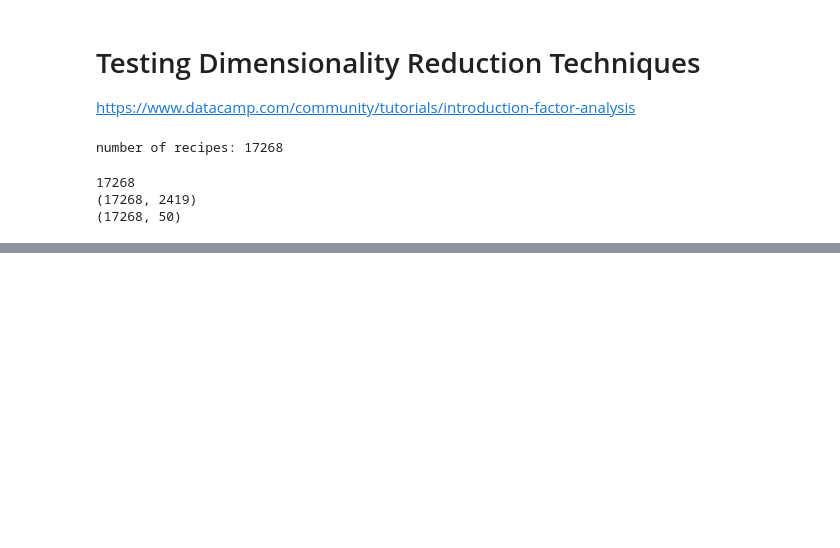
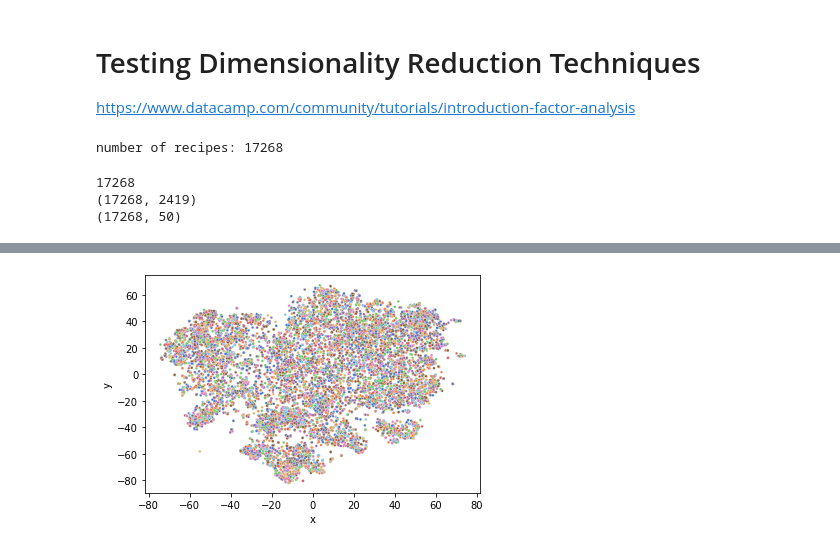
Before and after one commit to aujxn/CS445_final, a Jupyter notebook: analysis.ipynb, the cells around one changed output, grey strips where cells are left out. Saved outputs shown, nothing was run; the diff lists cells and outputs as text; code cells hidden in the pictures; blank space fills up the shorter version.

```diff
--- a/analysis.ipynb
+++ b/analysis.ipynb
@@ -130,0 +146,8 @@ plt.show()
+# %%
+#remove recipes with 0 ratings
+df_final_with_label_no_zeros = df_final_with_label[df_final_with_label.label != 0]
+
+ax = sn.scatterplot(x='x', y='y', data=df_final_with_label_no_zeros, hue='label', palette='muted', s=7, legend=None)
+plt.show()
+# %% [output]
+[figure, added]
```
Also changed, not shown: parts of 3 cells of this notebook.
